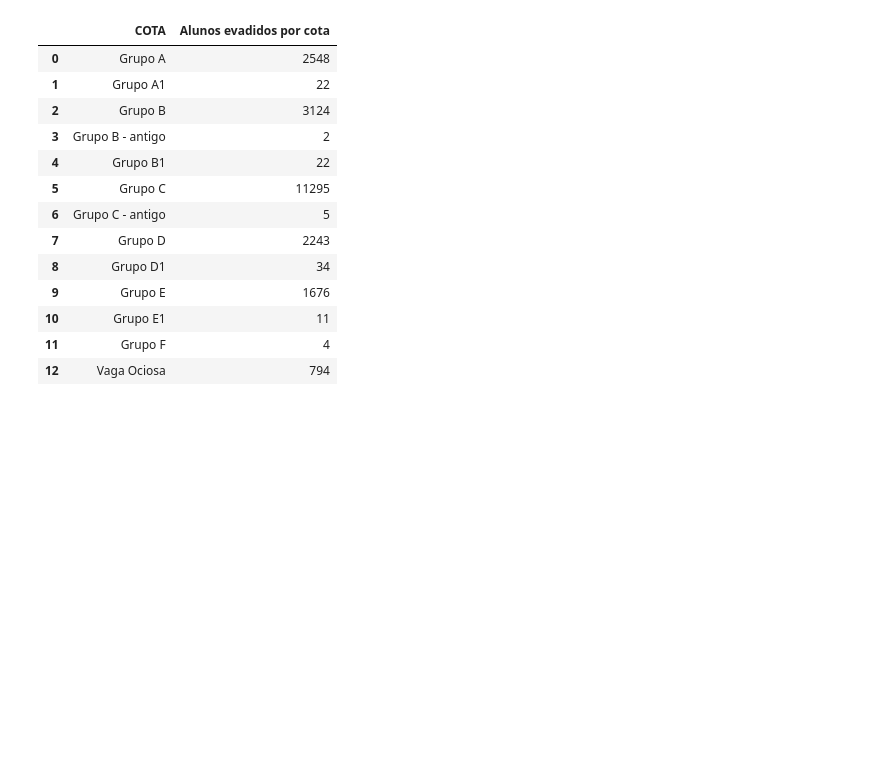
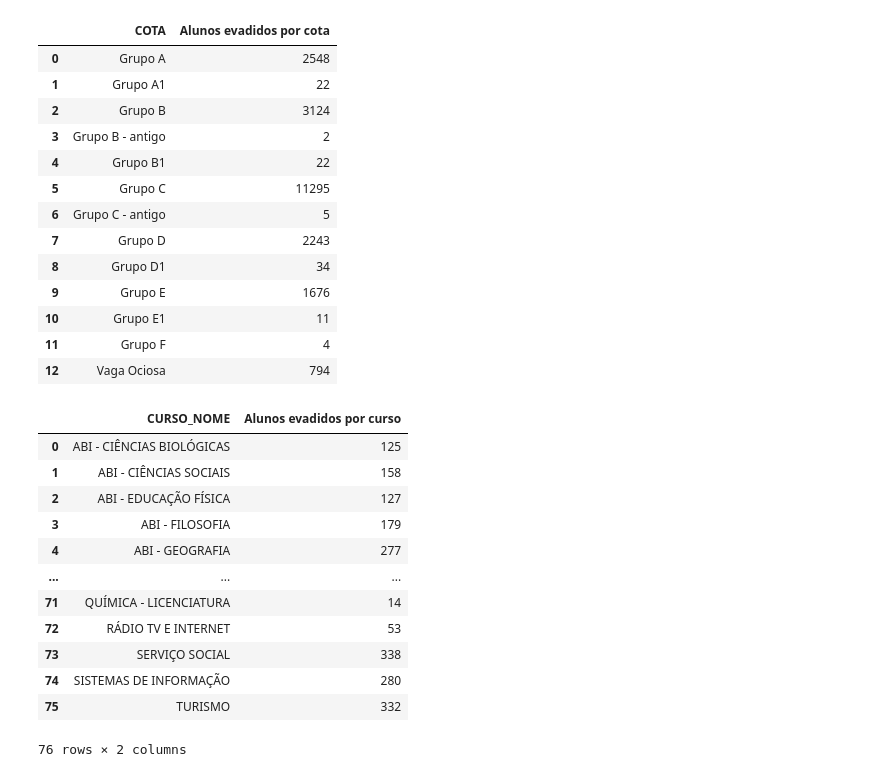
Before and after one commit to heliomacedofilho/projetos-do-bootcamp-analise-de-dados-enap-2023, a Jupyter notebook: analise_da_evasao_estudantil/Dados/Regressão linear.ipynb, the cells around one changed output. Drawn from its saved outputs; the diff is of its cells as text; code cells hidden in the pictures; blank space fills up the shorter version.

```diff
--- a/analise_da_evasao_estudantil/Dados/Regressão linear.ipynb
+++ b/analise_da_evasao_estudantil/Dados/Regressão linear.ipynb
@@ -212,0 +250,17 @@ for tipo_cota in ['cota_A', 'cota_B', 'cota_C', 'cota_D', 'cota_E']:
+# %%
+evadidos_por_curso = df_evadidos.groupby('CURSO_NOME').size().reset_index(name='Alunos evadidos por curso')
+evadidos_por_curso
+# %% [output]
+|  | CURSO_NOME | Alunos evadidos por curso |
+| 0 | ABI - CIÊNCIAS BIOLÓGICAS | 125 |
+| 1 | ABI - CIÊNCIAS SOCIAIS | 158 |
+| 2 | ABI - EDUCAÇÃO FÍSICA | 127 |
+| 3 | ABI - FILOSOFIA | 179 |
+| 4 | ABI - GEOGRAFIA | 277 |
+| ... | ... | ... |
+| 71 | QUÍMICA - LICENCIATURA | 14 |
+| 72 | RÁDIO TV E INTERNET | 53 |
+| 73 | SERVIÇO SOCIAL | 338 |
+| 74 | SISTEMAS DE INFORMAÇÃO | 280 |
+| 75 | TURISMO | 332 |
+76 rows × 2 columns
```
Also changed, not shown: parts of 12 cells of this notebook.
